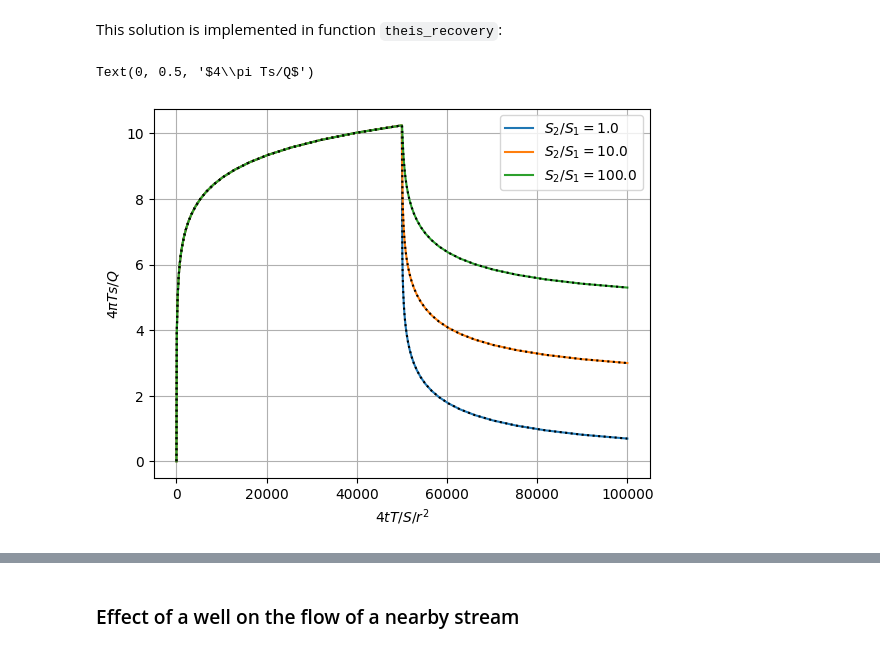
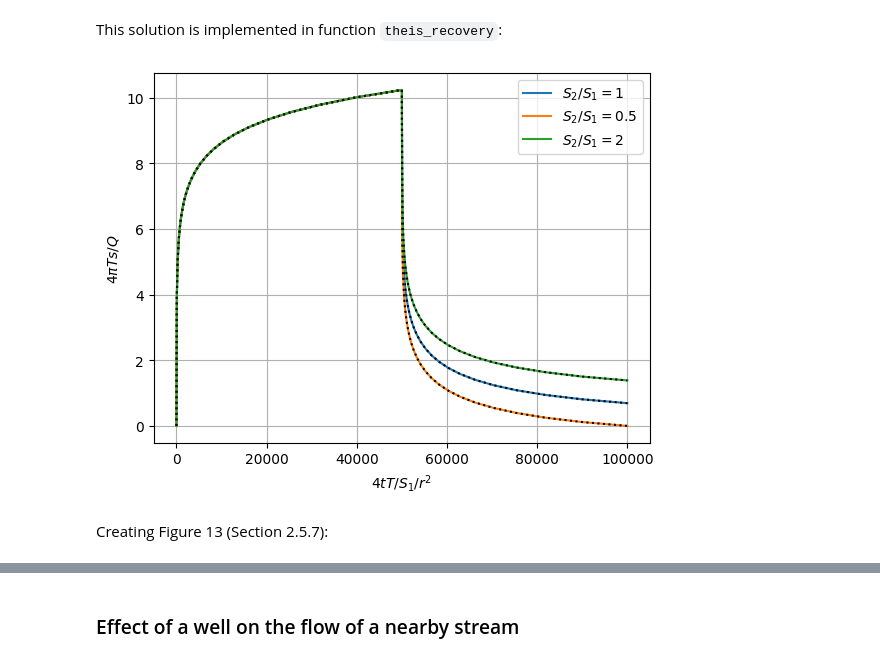
Before and after one commit to alouwyck/PhD, a Jupyter notebook: chapter2_generalized_semi_analytical_solution.ipynb, the cells around one changed output, grey strips where cells are left out. Saved outputs shown, nothing was run; the diff lists cells and outputs as text; code cells hidden in the pictures.

```diff
--- a/chapter2_generalized_semi_analytical_solution.ipynb
+++ b/chapter2_generalized_semi_analytical_solution.ipynb
@@ -1823,35 +1945,36 @@ This solution is implemented in function `theis_recovery`:
 # solution is expressed in dimensionless form
 T = S1 = 1
 Q = 4 * np.pi
 r = 2
 
 tau = 50_000  # dimensionless time when pumping stops
 n = 100  # number of simulation times for each phase
 dt = np.logspace(-5, np.log10(tau), n)  # discretization of pumping and recovery phase
 t = np.hstack((dt, tau + dt))  # dimensionless times
 
 # simulating pumping for entire simulation period
 m = Transient(T=T, S=S1, Q=Q)
 s_pump = m.h(r=r, t=t).flatten()
 
-for S2 in np.logspace(0, 2, 3):  # relative storativity S2/S1 during recovery
+for S2 in [1, 0.5, 2]:  # relative storativity S2/S1 during recovery
 
     # simulating test using function theis_recovery
     s = theis_recovery(r=r, t=t, T=T, S=S1, Q=Q, t_end=tau, S2=S2)  # dimensionless drawdown
     plt.plot(t, s.T, '-', label="$S_2/S_1="+str(S2)+"$");
 
     # simulating injection for recovery phase
     m = Transient(T=T, S=S2, Q=-Q)
     s_reco = m.h(r=r, t=dt).flatten()
     # applying superposition
     s = s_pump.copy()
     s[-n:] += s_reco
     plt.plot(t, s.T, 'k:');
 
 plt.grid();
 plt.legend();
-plt.xlabel('$4tT/S/r^2$');
-plt.ylabel('$4\pi Ts/Q$')
+plt.xlabel('$4tT/S_1/r^2$');
+plt.ylabel('$4\pi Ts/Q$');
 # %% [output]
-Text(0, 0.5, '$4\\pi Ts/Q$')
-[figure, old version]
+[figure, new version]
+# %% [markdown]
+Creating Figure 13 (Section 2.5.7):
```
Also changed, not shown: parts of 42 cells of this notebook.
